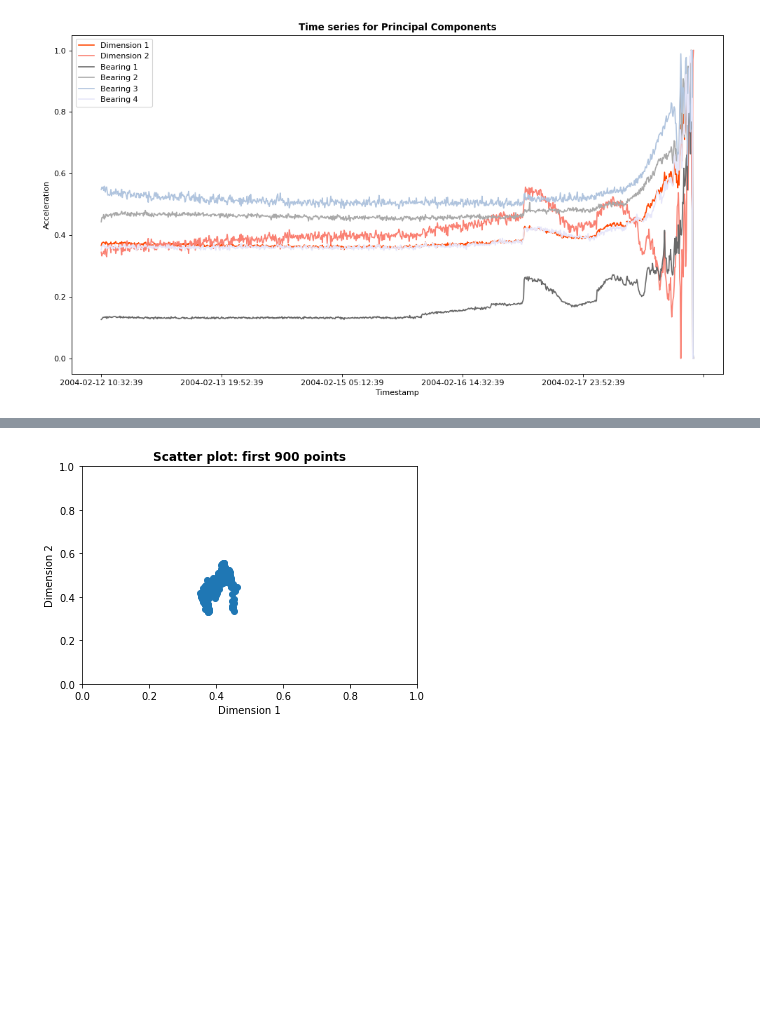
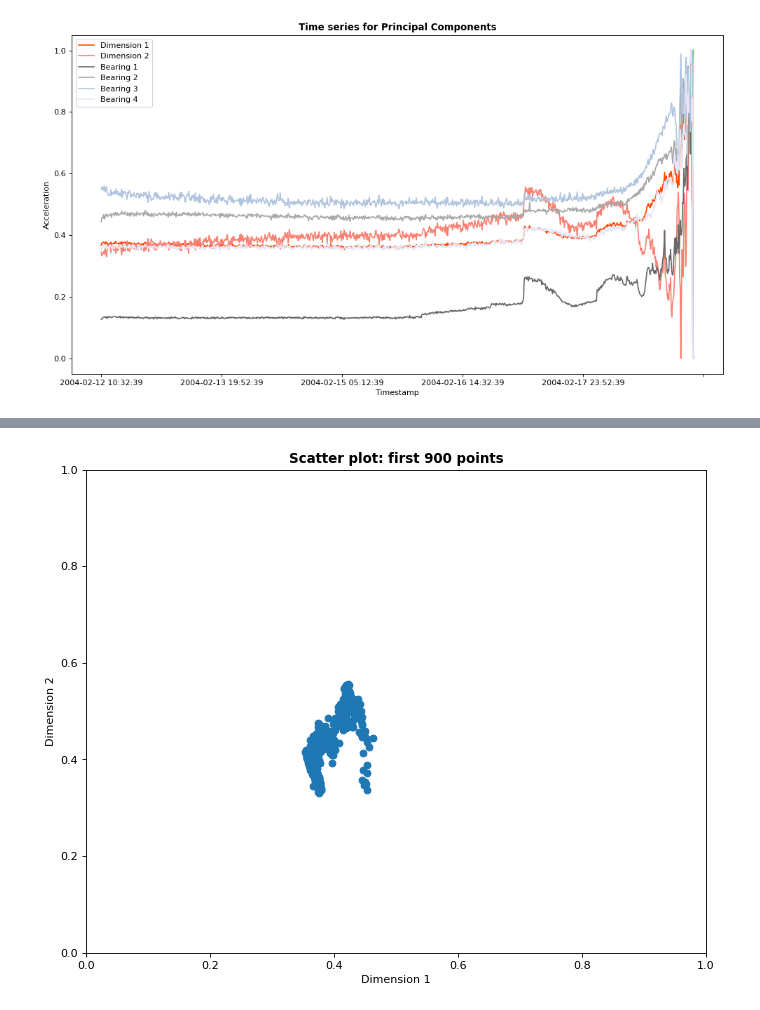
Before and after one commit to therobotacademy/kaggle-anomaly-detection, a Jupyter notebook: data/NASAbearingDataset-EDA_PCA.ipynb, the cells around one changed output, grey strips where cells are left out. Drawn from its saved outputs; the diff is of its cells as text; code cells hidden in the pictures; blank space fills up the shorter version.

```diff
--- a/data/NASAbearingDataset-EDA_PCA.ipynb
+++ b/data/NASAbearingDataset-EDA_PCA.ipynb
@@ -197,21 +203,23 @@ plt.show()
 # %%
 # Look at how the points are spreading in the index range 800-900
 sample_size = 900
 dim1_arr = np.array(dimension1)[:sample_size]
 dim2_arr = np.array(dimension2)[:sample_size]
+
+figure(figsize=(10, 8), dpi=80)
 # Create a meshgrid
 xx, yy = np.meshgrid(np.linspace(0, 1, 200),
                      np.linspace(0, 1, 200))
 # scatter plot
 plt.scatter(dim1_arr, dim2_arr)
 plt.xlim((0,1))
 plt.ylim((0,1))
 plt.xlabel('Dimension 1')
 plt.ylabel('Dimension 2')
 plt.title('Scatter plot: first 900 points', fontweight ="bold")
 plt.show()
 # %% [output]
-[figure, old version]
+[figure, new version]
 # %%
 # Whole data (984 points)
 # You can see how the dots are spreaded when approaching the bearing failure
```
Also changed, not shown: parts of 3 cells of this notebook.
